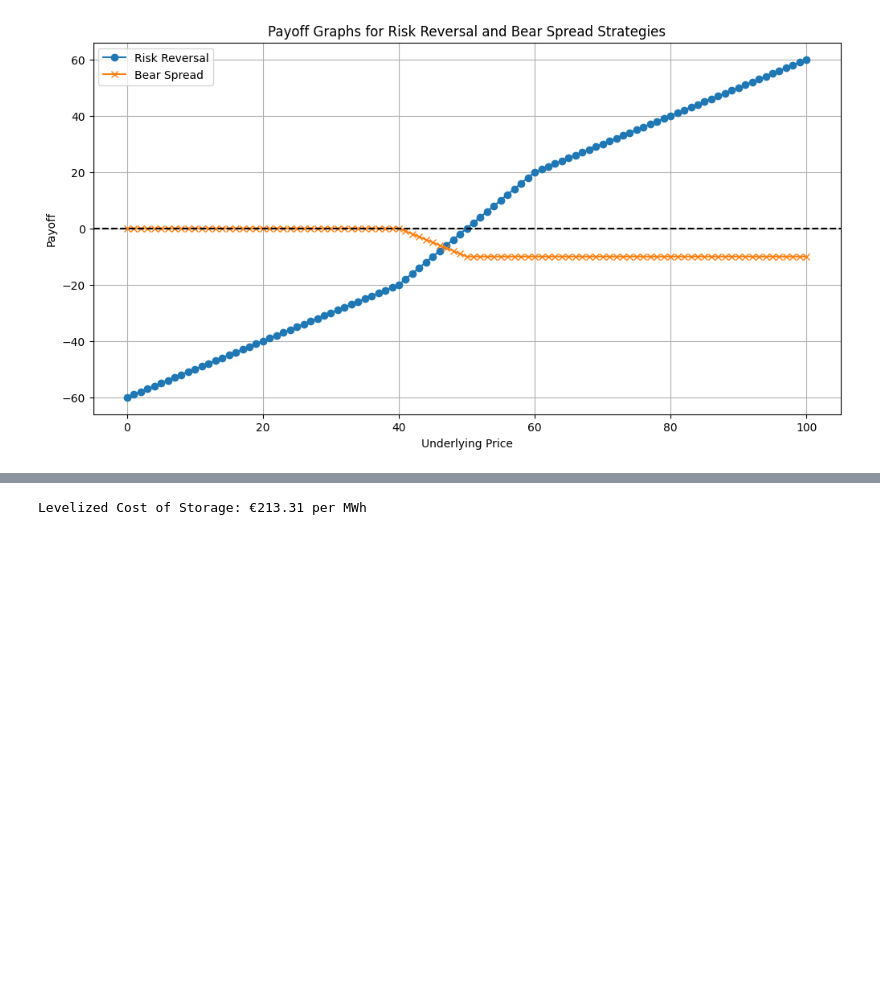
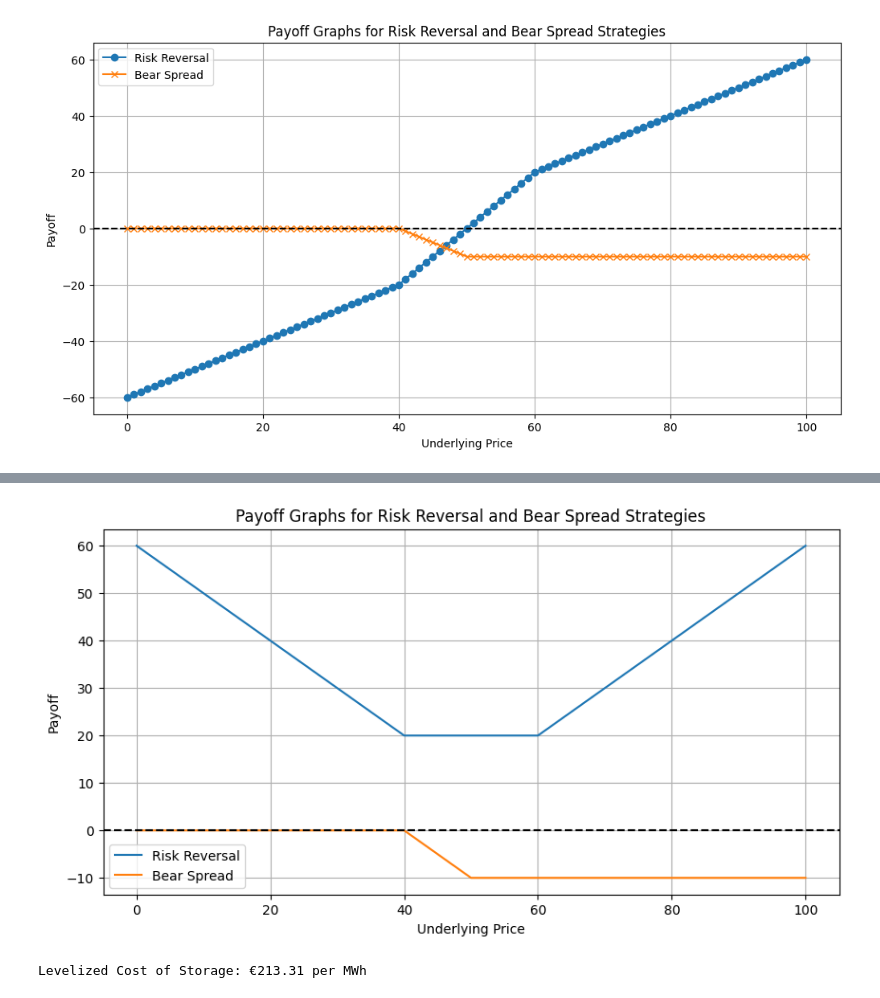
Before and after one commit to sebvinther/CE_templates, a Jupyter notebook: calculations.ipynb, the cells around one changed output, grey strips where cells are left out. Saved outputs shown, nothing was run; the diff lists cells and outputs as text; code cells hidden in the pictures; blank space fills up the shorter version.

```diff
--- a/calculations.ipynb
+++ b/calculations.ipynb
@@ -92,3 +165,70 @@ plt.show()
+# %%
+import numpy as np
+import matplotlib.pyplot as plt
+
+def calculate_payoff_risk_reversal(prices, strike_put, strike_call):
+    """
+    Calculates the payoff for a risk reversal strategy.
+
+    Parameters:
+    prices (array-like): List of underlying prices.
+    strike_put (float): Strike price for the short put position.
+    strike_call (float): Strike price for the long call position.
+
+    Returns:
+    list: Payoff values for each price in 'prices'.
+    """
+    payoff = []
+    for price in prices:
+        payoff_put = max(strike_put - price, 0)  # Short put position
+        payoff_call = max(price - strike_call, 0)  # Long call position
+        payoff.append(payoff_put + payoff_call)
+    return payoff
+
+def calculate_payoff_bear_spread(prices, strike_short_call, strike_long_call):
+    """
+    Calculates the payoff for a bear spread strategy.
+
+    Parameters:
+    prices (array-like): List of underlying prices.
+    strike_short_call (float): Strike price for the short call position.
+    strike_long_call (float): Strike price for the long call position.
+
+    Returns:
+    list: Payoff values for each price in 'prices'.
+    """
+    payoff = []
+    for price in prices:
+        payoff_short_call = -max(price - strike_short_call, 0)  # Short call position
+        payoff_long_call = max(price - strike_long_call, 0)  # Long call position
+        payoff.append(payoff_short_call + payoff_long_call)
+    return payoff
+
+# Define parameters
+K = 50  # Central Strike price in DKK
+strike_put = 1.2 * K  # Strike price for the short put (60)
+strike_call = 0.8 * K  # Strike price for the long call (40)
+strike_short_call = 0.8 * K  # Strike price for the short call in bear spread (40)
+strike_long_call = K  # Strike price for the long call in bear spread (50)
+prices = np.arange(0, 101, 1)  # Underlying price range from 0 to 100
+
+# Calculate payoffs
+payoff_risk_reversal = calculate_payoff_risk_reversal(prices, strike_put, strike_call)
+payoff_bear_spread = calculate_payoff_bear_spread(prices, strike_short_call, strike_long_call)
+
+# Plotting the payoffs
+plt.figure(figsize=(10, 5))
+plt.plot(prices, payoff_risk_reversal, label='Risk Reversal', linestyle='-', marker='')
+plt.plot(prices, payoff_bear_spread, label='Bear Spread', linestyle='-', marker='')
+plt.axhline(0, color='black', linestyle='--')
+plt.xlabel('Underlying Price')
+plt.ylabel('Payoff')
+plt.title('Payoff Graphs for Risk Reversal and Bear Spread Strategies')
+plt.legend()
+plt.grid(True)
+plt.show()
+# %% [output]
+[figure, added]
 # %%
 def calculate_lcos(investment_cost, annual_maintenance_cost, end_of_life_cost, annual_energy, lifetime, discount_rate):
     """
```
Also changed, not shown: parts of 3 cells of this notebook.
